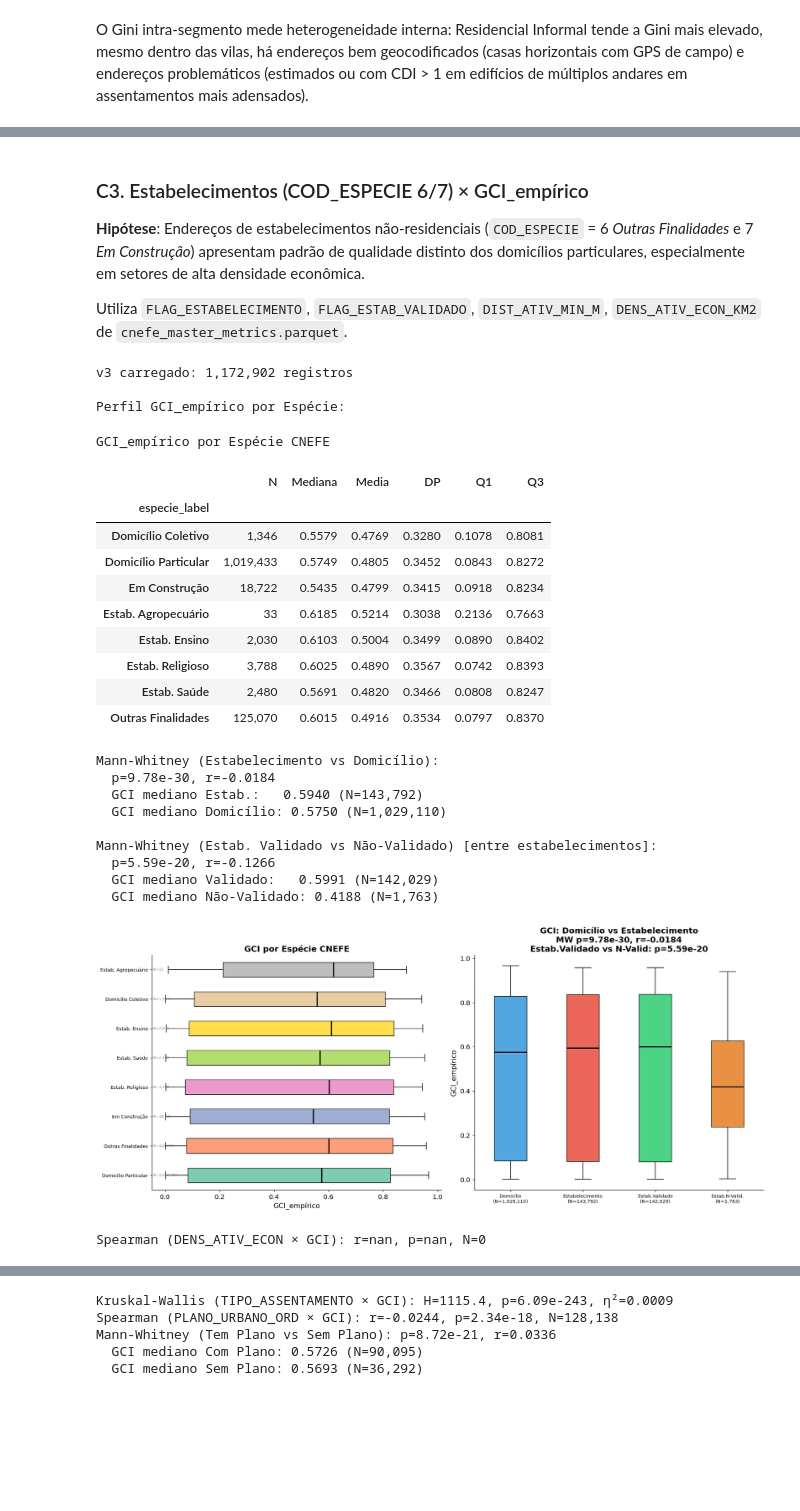
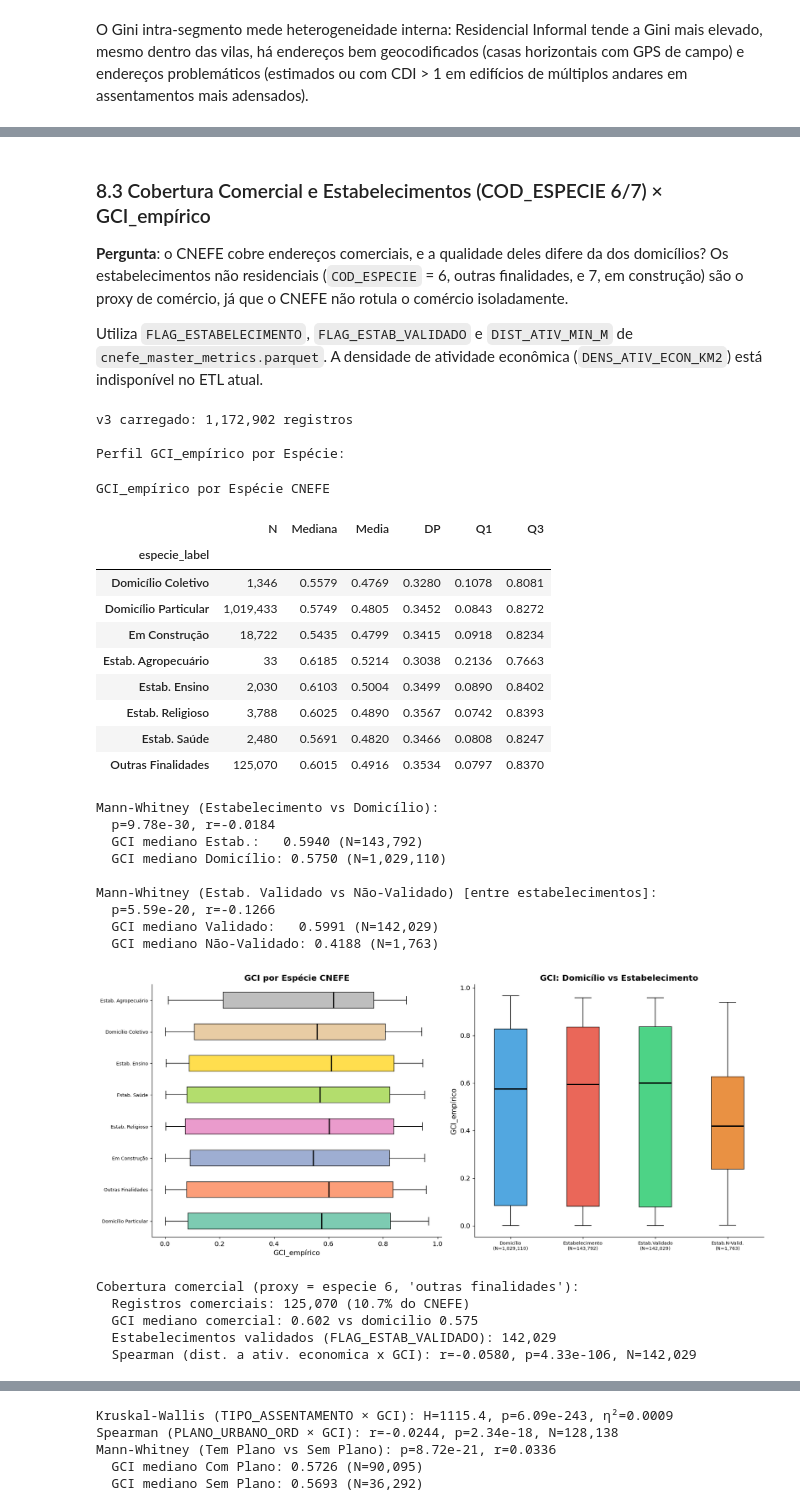
Before and after one commit to mcatrinque/geocoding-quality-analysis, a Jupyter notebook: notebooks/10_segmentacao_uso.ipynb, the cells around one changed output, grey strips where cells are left out. Cells and saved outputs as stored; diff of their text form; code cells hidden in the pictures; blank space fills up the shorter version.

```diff
--- a/notebooks/10_segmentacao_uso.ipynb
+++ b/notebooks/10_segmentacao_uso.ipynb
@@ -559,5 +659,5 @@ As análises C1 e C2 utilizam `cnefe_master_metrics.parquet` para incorporar dua
 # %%
-# C1 — em_risco vs GCI: qualidade por exposicao a risco ambiental (BHMap AREA_RISCO)
+# 8.1 — em_risco vs GCI: qualidade por exposicao a risco ambiental (BHMap AREA_RISCO)
 
 v3_path_c = config.PROCESSED_DIR / 'cnefe_master_metrics.parquet'
 if not v3_path_c.exists():
@@ -599,7 +699,7 @@ else:
             .background_gradient(subset=['erro_mediano'], cmap='OrRd')
             .format({'n': '{:,.0f}', 'GCI_mediana': '{:.3f}', 'GCI_medio': '{:.3f}',
                      'LCI_medio': '{:.3f}', 'MCI_medio': '{:.3f}', 'erro_mediano': '{:.1f}m'})
-            .set_caption('GCI por Exposicao a Risco Ambiental (AREA_RISCO BHMap) — C1'))
+            .set_caption('GCI por Exposicao a Risco Ambiental (AREA_RISCO BHMap) — 8.1'))
 
         # --- Violin plot estático: GCI por exposição a risco ---
         fig_risco, ax_risco = plt.subplots(figsize=(8, 5))
@@ -607,7 +707,7 @@ else:
                       palette={'Em Area de Risco': '#e74c3c',
                                'Sem Risco Ambiental': '#2ecc71'},
                       inner='box', ax=ax_risco, linewidth=1.5)
-        ax_risco.set_title('GCI por Exposicao a Risco Ambiental — C1')
+        ax_risco.set_title('GCI por Exposicao a Risco Ambiental - 8.1')
         ax_risco.set_xlabel('')
         ax_risco.set_ylabel('GCI')
         plt.tight_layout()
@@ -616,7 +716,7 @@ else:
 
         mw = mann_whitney_test(metricas_v3, gci_col_c, 'RISCO_LABEL',
                                'Sem Risco Ambiental', 'Em Area de Risco')
-        print(f"\nMann-Whitney C1 (Sem Risco vs Em Risco):")
+        print(f"\nMann-Whitney 8.1 (Sem Risco vs Em Risco):")
         print(f"  r={mw['effect_size_r']:.4f}, p={mw['p_value']:.2e}")
         print(f"  GCI Sem Risco={mw['mean_a']:.3f}, GCI Em Risco={mw['mean_b']:.3f}")
 # %% [output]
@@ -642,7 +742,7 @@ Mann-Whitney C1 (Sem Risco vs Em Risco):
 
 **Variáveis**: `IVS_ALTO` = IVS_SCORE >= 3; `em_risco` = ponto dentro de polígono AREA_RISCO. `VULNERAB_COMPOSTA` = IVS_ALTO AND em_risco. Análise 2×2 compara os 4 grupos.
 # %%
-# C2 — Vulnerabilidade Composta (IVS_ALTO x em_risco): double jeopardy analysis
+# 8.2 — Vulnerabilidade Composta (IVS_ALTO x em_risco): double jeopardy analysis
 from IPython.display import Image as IPImage, display
 import matplotlib.pyplot as plt
 
@@ -701,7 +801,7 @@ else:
     ax_vuln.set_xlim(0, 1)
     ax_vuln.axvline(0.5, color='red', linestyle=':', linewidth=1.5)
     ax_vuln.set_xlabel('GCI Mediano')
-    ax_vuln.set_title('GCI por Vulnerabilidade Composta — C2 (IVS x Risco)',
+    ax_vuln.set_title('GCI por Vulnerabilidade Composta - 8.2 (IVS x Risco)',
                       fontweight='bold', fontsize=12)
     for bar, val in zip(bars, tab_vuln.loc[tab_v_idx, 'GCI_mediana']):
         ax_vuln.text(val + 0.01, bar.get_y() + bar.get_height() / 2,
@@ -713,7 +813,7 @@ else:
     n_double = metricas_v3[vuln_col].sum()
     print(f"Double jeopardy (IVS_ALTO + em_risco): {n_double:,} ({n_double/len(metricas_v3)*100:.1f}%)")
     kw_vuln = kruskal_wallis_test(mv3_grp, gci_col_v, 'VULN_GROUP')
-    print(f"Kruskal-Wallis C2 (VULN_GROUP -> GCI): H={kw_vuln['H']:.1f}, p={kw_vuln['p_value']:.2e}")
+    print(f"Kruskal-Wallis 8.2 (VULN_GROUP -> GCI): H={kw_vuln['H']:.1f}, p={kw_vuln['p_value']:.2e}")
     mw_dj = mann_whitney_test(mv3_grp, gci_col_v, 'VULN_GROUP',
                                'Baixo IVS + Sem Risco', 'Alto IVS + Com Risco (double jeopardy)')
     print(f"Mann-Whitney referencia vs double jeopardy: r={mw_dj['effect_size_r']:.4f}, p={mw_dj['p_value']:.2e}")
@@ -734,11 +834,11 @@ Mann-Whitney referencia vs double jeopardy: r=0.1888, p=0.00e+00
 # %% [markdown]
-### C3. Estabelecimentos (COD_ESPECIE 6/7) × GCI_empírico
+### 8.3 Cobertura Comercial e Estabelecimentos (COD_ESPECIE 6/7) × GCI_empírico
 
-**Hipótese**: Endereços de estabelecimentos não-residenciais (`COD_ESPECIE` = 6 *Outras Finalidades* e 7 *Em Construção*) apresentam padrão de qualidade distinto dos domicílios particulares, especialmente em setores de alta densidade econômica.
+**Pergunta**: o CNEFE cobre endereços comerciais, e a qualidade deles difere da dos domicílios? Os estabelecimentos não residenciais (`COD_ESPECIE` = 6, outras finalidades, e 7, em construção) são o proxy de comércio, já que o CNEFE não rotula o comércio isoladamente.
 
-Utiliza `FLAG_ESTABELECIMENTO`, `FLAG_ESTAB_VALIDADO`, `DIST_ATIV_MIN_M`, `DENS_ATIV_ECON_KM2` de `cnefe_master_metrics.parquet`.
+Utiliza `FLAG_ESTABELECIMENTO`, `FLAG_ESTAB_VALIDADO` e `DIST_ATIV_MIN_M` de `cnefe_master_metrics.parquet`. A densidade de atividade econômica (`DENS_ATIV_ECON_KM2`) está indisponível no ETL atual.
 # %%
-# C3 – Estabelecimentos (FLAG_ESTAB_VALIDADO, DENS_ATIV_ECON_KM2) × GCI_empírico (v3)
+# 8.3 – Cobertura comercial e estabelecimentos (COD_ESPECIE, FLAG_ESTAB_VALIDADO) × GCI_empírico
 from scipy import stats
 
 GCI_COL = 'GCI_empirico'
@@ -756,10 +856,6 @@ try:
     if not all(c in gdf_v3.columns for c in cols_need):
         print("Colunas de estabelecimento ausentes — execute run_pipeline.py --from etl")
     else:
-        # Perfil estatístico por espécie (residencial vs estabelecimentos)
-        if 'especie_label' not in gdf_v3.columns:
-            gdf_v3['especie_label'] = gdf_v3['COD_ESPECIE'].map(config.ESPECIE_MAP).fillna('Outros')
-
         esp_profile = gdf_v3.groupby('especie_label')[GCI_COL].agg(
             N='count', Mediana='median', Media='mean', DP='std',
             Q1=lambda x: x.quantile(0.25), Q3=lambda x: x.quantile(0.75)
@@ -771,9 +867,9 @@ try:
                      'DP': '{:.4f}', 'Q1': '{:.4f}', 'Q3': '{:.4f}'})
             .set_caption('GCI_empírico por Espécie CNEFE'))
 
-        # Mann-Whitney: FLAG_ESTABELECIMENTO (True vs False)
         g_estab = gdf_v3[gdf_v3['FLAG_ESTABELECIMENTO'] == True][GCI_COL].dropna()
         g_dom   = gdf_v3[gdf_v3['FLAG_ESTABELECIMENTO'] == False][GCI_COL].dropna()
+        p_mw, r_mw = np.nan, np.nan
         if len(g_estab) >= 30 and len(g_dom) >= 30:
             U, p_mw = stats.mannwhitneyu(g_estab, g_dom, alternative='two-sided')
             r_mw = 1 - 2*U / (len(g_estab) * len(g_dom))
@@ -782,8 +878,8 @@ try:
             print(f"  GCI mediano Estab.:   {g_estab.median():.4f} (N={len(g_estab):,})")
             print(f"  GCI mediano Domicílio: {g_dom.median():.4f} (N={len(g_dom):,})")
 
-        # FLAG_ESTAB_VALIDADO: estabelecimentos com correspondência em ativ. econômica
         p_mw_val, r_mw_val = np.nan, np.nan
+        g_val, g_nval = np.array([]), np.array([])
         if 'FLAG_ESTAB_VALIDADO' in gdf_v3.columns:
             sub_estab = gdf_v3[gdf_v3['FLAG_ESTABELECIMENTO'] == True].dropna(
                 subset=['FLAG_ESTAB_VALIDADO', GCI_COL])
@@ -797,10 +893,7 @@ try:
                 print(f"  GCI mediano Validado:   {np.median(g_val):.4f} (N={len(g_val):,})")
                 print(f"  GCI mediano Não-Validado: {np.median(g_nval):.4f} (N={len(g_nval):,})")
 
-        # Visualização
         fig, axes = plt.subplots(1, 2, figsize=(16, 7))
-
-        # Boxplot GCI por Espécie (top-8 por N)
         ax = axes[0]
         top_esp = esp_profile.nlargest(8, 'N').index.tolist()
         data_esp = [gdf_v3[gdf_v3['especie_label'] == e][GCI_COL].dropna().values for e in top_esp]
@@ -812,13 +905,9 @@ try:
             patch.set_facecolor(color); patch.set_alpha(0.85)
         ax.set_yticks(range(1, len(top_esp) + 1))
         ax.set_yticklabels(top_esp, fontsize=8)
-        for i, grp_data in enumerate(data_esp, 1):
-            ax.text(ax.get_xlim()[0], i, f' N={len(grp_data):,}',
-                    va='center', fontsize=6, color='gray')
         ax.set_xlabel('GCI_empírico')
         ax.set_title('GCI por Espécie CNEFE', fontweight='bold')
 
-        # Boxplot: FLAG_ESTABELECIMENTO + FLAG_ESTAB_VALIDADO
         ax = axes[1]
         data_groups, labels_g, colors_g = [], [], []
         data_groups.append(g_dom.values); labels_g.append(f'Domicílio\n(N={len(g_dom):,})')
@@ -838,48 +927,59 @@ try:
         ax.set_xticks(range(1, len(labels_g) + 1))
         ax.set_xticklabels(labels_g, fontsize=8)
         ax.set_ylabel('GCI_empírico')
-        title_str = f'GCI: Domicílio vs Estabelecimento\nMW p={p_mw:.2e}, r={r_mw:.4f}'
-        if not np.isnan(p_mw_val):
-            title_str += f'\nEstab.Validado vs N-Valid: p={p_mw_val:.2e}'
-        ax.set_title(title_str, fontweight='bold')
-
+        ax.set_title('GCI: Domicílio vs Estabelecimento', fontweight='bold')
         plt.tight_layout()
         plt.savefig(config.FIG_DIR / 'nb10_estabelecimentos_gci.png', bbox_inches='tight', dpi=130)
         plt.show()
 
-        # Spearman: DENS_ATIV_ECON_KM2 × GCI (todos registros)
-        if 'DENS_ATIV_ECON_KM2' in gdf_v3.columns:
-            tmp_d = gdf_v3[['DENS_ATIV_ECON_KM2', GCI_COL]].dropna()
-            r_dens, p_dens = stats.spearmanr(tmp_d['DENS_ATIV_ECON_KM2'], tmp_d[GCI_COL])
-            print(f"\nSpearman (DENS_ATIV_ECON × GCI): r={r_dens:.4f}, p={p_dens:.2e}, N={len(tmp_d):,}")
+        # Cobertura comercial: o CNEFE cobre enderecos comerciais?
+        # DENS_ATIV_ECON_KM2 esta indisponivel (coluna nula no ETL); usa-se COD_ESPECIE
+        # (especie 6 = "outras finalidades", proxy do comercio) e DIST_ATIV_MIN_M.
+        n_total = len(gdf_v3)
+        n_com = int((gdf_v3['COD_ESPECIE'] == 6).sum())
+        gci_com = gdf_v3.loc[gdf_v3['COD_ESPECIE'] == 6, GCI_COL].median()
+        gci_dom = gdf_v3.loc[gdf_v3['COD_ESPECIE'] == 1, GCI_COL].median()
+        print(f"\nCobertura comercial (proxy = especie 6, 'outras finalidades'):")
+        print(f"  Registros comerciais: {n_com:,} ({n_com/n_total*100:.1f}% do CNEFE)")
+        print(f"  GCI mediano comercial: {gci_com:.3f} vs domicilio {gci_dom:.3f}")
+        print(f"  Estabelecimentos validados (FLAG_ESTAB_VALIDADO): "
+              f"{int((gdf_v3['FLAG_ESTAB_VALIDADO']==True).sum()):,}")
+        if 'DIST_ATIV_MIN_M' in gdf_v3.columns and gdf_v3['DIST_ATIV_MIN_M'].notna().any():
+            tmp_d = gdf_v3[['DIST_ATIV_MIN_M', GCI_COL]].dropna()
+            r_d, p_d = stats.spearmanr(tmp_d['DIST_ATIV_MIN_M'], tmp_d[GCI_COL])
+            print(f"  Spearman (dist. a ativ. economica x GCI): r={r_d:.4f}, p={p_d:.2e}, N={len(tmp_d):,}")
 
 except Exception as e:
-    print(f"Erro em C3: {e}")
+    print(f"Erro em 8.3: {e}")
     import traceback; traceback.print_exc()
 # %% [output]
 v3 carregado: 1,172,902 registros
 
 Perfil GCI_empírico por Espécie:
 GCI_empírico por Espécie CNEFE
 |  | N | Mediana | Media | DP | Q1 | Q3 |
 | especie_label |  |  |  |  |  |  |
 | Domicílio Coletivo | 1,346 | 0.5579 | 0.4769 | 0.3280 | 0.1078 | 0.8081 |
 | Domicílio Particular | 1,019,433 | 0.5749 | 0.4805 | 0.3452 | 0.0843 | 0.8272 |
 | Em Construção | 18,722 | 0.5435 | 0.4799 | 0.3415 | 0.0918 | 0.8234 |
 | Estab. Agropecuário | 33 | 0.6185 | 0.5214 | 0.3038 | 0.2136 | 0.7663 |
 | Estab. Ensino | 2,030 | 0.6103 | 0.5004 | 0.3499 | 0.0890 | 0.8402 |
 | Estab. Religioso | 3,788 | 0.6025 | 0.4890 | 0.3567 | 0.0742 | 0.8393 |
 | Estab. Saúde | 2,480 | 0.5691 | 0.4820 | 0.3466 | 0.0808 | 0.8247 |
 | Outras Finalidades | 125,070 | 0.6015 | 0.4916 | 0.3534 | 0.0797 | 0.8370 |
 Mann-Whitney (Estabelecimento vs Domicílio):
   p=9.78e-30, r=-0.0184
   GCI mediano Estab.:   0.5940 (N=143,792)
   GCI mediano Domicílio: 0.5750 (N=1,029,110)
 
 Mann-Whitney (Estab. Validado vs Não-Validado) [entre estabelecimentos]:
   p=5.59e-20, r=-0.1266
   GCI mediano Validado:   0.5991 (N=142,029)
   GCI mediano Não-Validado: 0.4188 (N=1,763)
-[figure, old version]
+[figure, new version]
-Spearman (DENS_ATIV_ECON × GCI): r=nan, p=nan, N=0
+Cobertura comercial (proxy = especie 6, 'outras finalidades'):
+  Registros comerciais: 125,070 (10.7% do CNEFE)
+  GCI mediano comercial: 0.602 vs domicilio 0.575
+  Estabelecimentos validados (FLAG_ESTAB_VALIDADO): 142,029
+  Spearman (dist. a ativ. economica x GCI): r=-0.0580, p=4.33e-106, N=142,029
 # %% [markdown]
```
Also changed, not shown: parts of 21 cells of this notebook, 27 other files.
